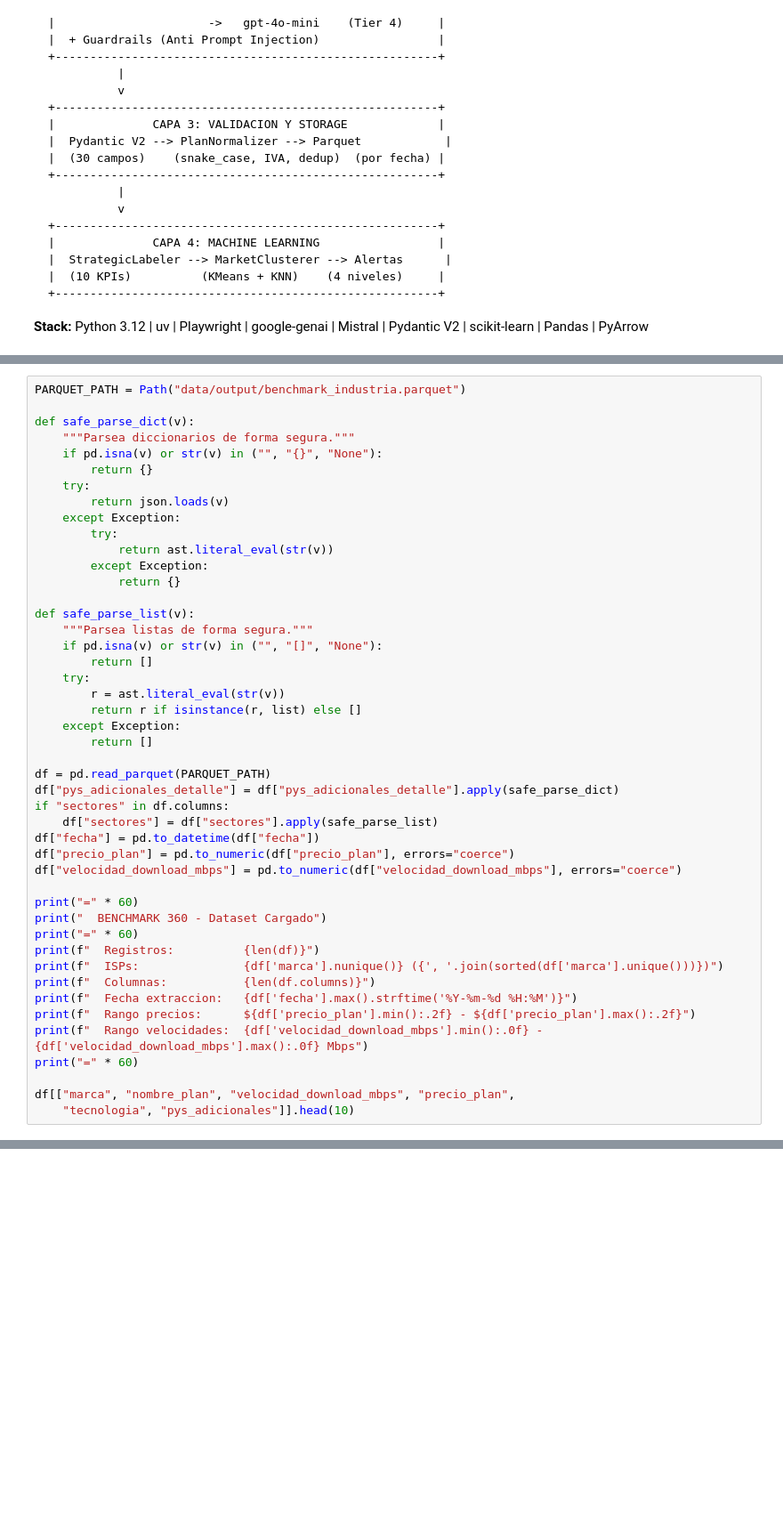
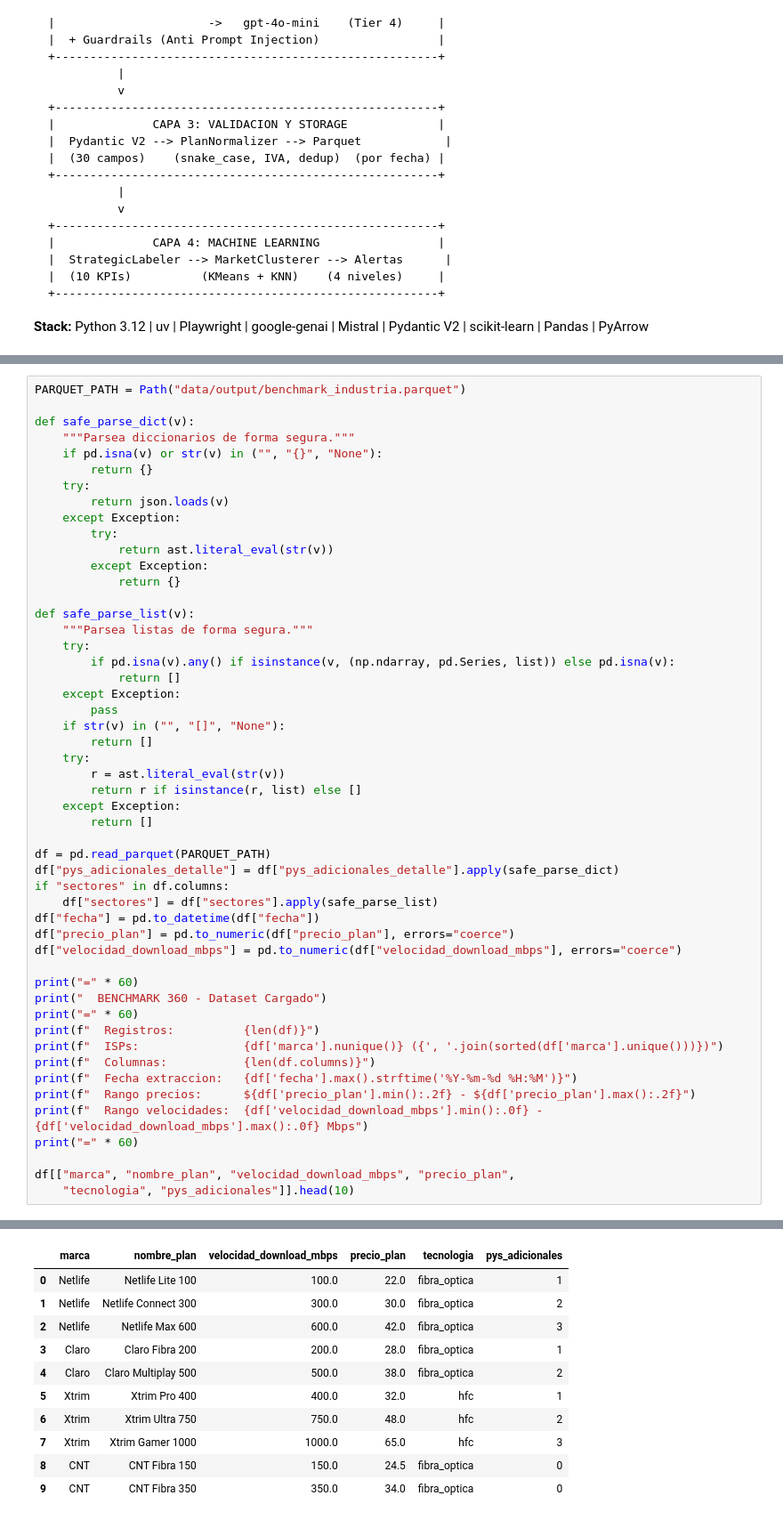
Before and after one commit to FerQode/benchmark-360, a Jupyter notebook: benchmark_industria_notebook.ipynb, the cells around one changed output, grey strips where cells are left out. Shown at 89% size. Drawn from its saved outputs; the diff is of its cells as text; blank space fills up the shorter version.

```diff
--- a/benchmark_industria_notebook.ipynb
+++ b/benchmark_industria_notebook.ipynb
@@ -120,7 +123,12 @@ def safe_parse_dict(v):
 
 def safe_parse_list(v):
     """Parsea listas de forma segura."""
-    if pd.isna(v) or str(v) in ("", "[]", "None"):
+    try:
+        if pd.isna(v).any() if isinstance(v, (np.ndarray, pd.Series, list)) else pd.isna(v):
+            return []
+    except Exception:
+        pass
+    if str(v) in ("", "[]", "None"):
         return []
     try:
         r = ast.literal_eval(str(v))
@@ -149,3 +157,4 @@ print("=" * 60)
 
 df[["marca", "nombre_plan", "velocidad_download_mbps", "precio_plan",
     "tecnologia", "pys_adicionales"]].head(10)
+# %% [output]
@@ -152,3 +171,14 @@ df[["marca", "nombre_plan", "velocidad_download_mbps", "precio_plan",
+|  | marca | nombre_plan | velocidad_download_mbps | precio_plan | tecnologia | pys_adicionales |
+| 0 | Netlife | Netlife Lite 100 | 100.0 | 22.0 | fibra_optica | 1 |
+| 1 | Netlife | Netlife Connect 300 | 300.0 | 30.0 | fibra_optica | 2 |
+| 2 | Netlife | Netlife Max 600 | 600.0 | 42.0 | fibra_optica | 3 |
+| 3 | Claro | Claro Fibra 200 | 200.0 | 28.0 | fibra_optica | 1 |
+| 4 | Claro | Claro Multiplay 500 | 500.0 | 38.0 | fibra_optica | 2 |
+| 5 | Xtrim | Xtrim Pro 400 | 400.0 | 32.0 | hfc | 1 |
+| 6 | Xtrim | Xtrim Ultra 750 | 750.0 | 48.0 | hfc | 2 |
+| 7 | Xtrim | Xtrim Gamer 1000 | 1000.0 | 65.0 | hfc | 3 |
+| 8 | CNT | CNT Fibra 150 | 150.0 | 24.5 | fibra_optica | 0 |
+| 9 | CNT | CNT Fibra 350 | 350.0 | 34.0 | fibra_optica | 0 |
 # %% [markdown]
 ## Seccion 1: Validacion de Calidad de Datos
 
```
Also changed, not shown: parts of 10 cells of this notebook, 3 other files.
